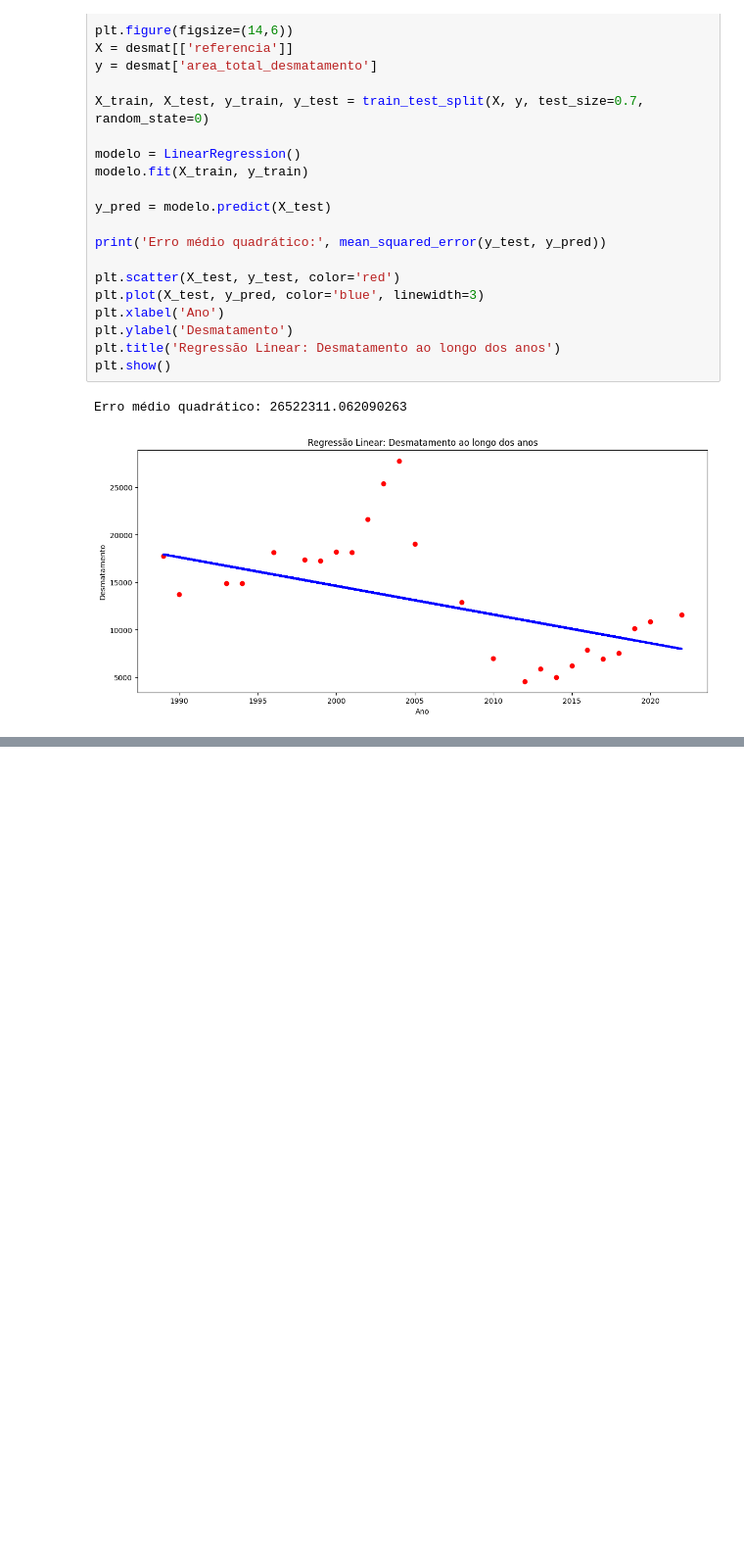
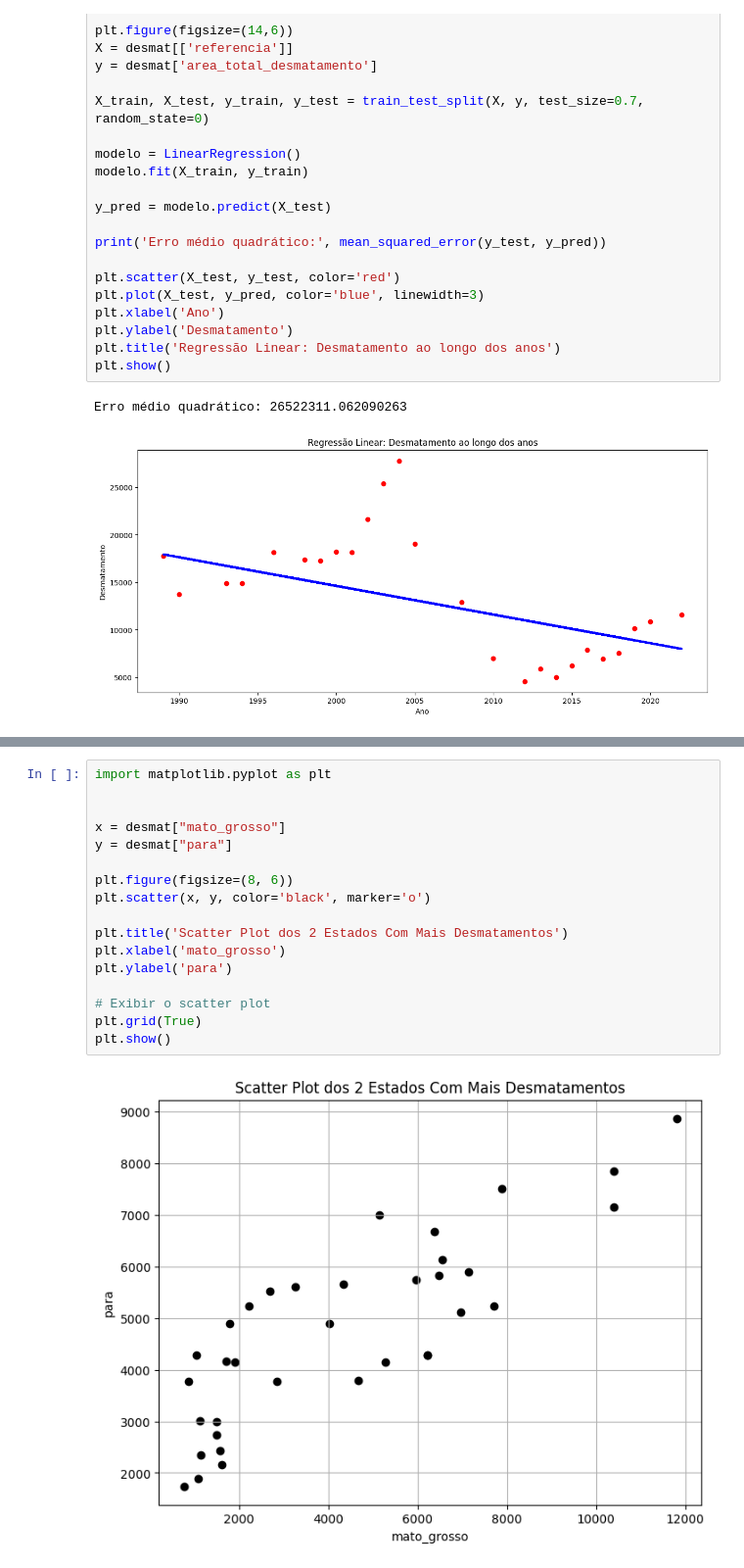
Before and after one commit to mateusarvz/Ada_Estatistica_Project, a Jupyter notebook: Projeto_Final.ipynb, the cells around one changed output, grey strips where cells are left out. Shown at 98% size. Drawn from its saved outputs; the diff is of its cells as text; blank space fills up the shorter version.

```diff
--- a/Projeto_Final.ipynb
+++ b/Projeto_Final.ipynb
@@ -273,0 +314,19 @@ Erro médio quadrático: 26522311.062090263
+# %%
+import matplotlib.pyplot as plt
+
+
+x = desmat["mato_grosso"]
+y = desmat["para"]
+
+plt.figure(figsize=(8, 6))
+plt.scatter(x, y, color='black', marker='o')
+
+plt.title('Scatter Plot dos 2 Estados Com Mais Desmatamentos')
+plt.xlabel('mato_grosso')
+plt.ylabel('para')
+
+# Exibir o scatter plot
+plt.grid(True)
+plt.show()
+# %% [output]
+[figure, added]
```
Also changed, not shown: parts of 5 cells of this notebook.
